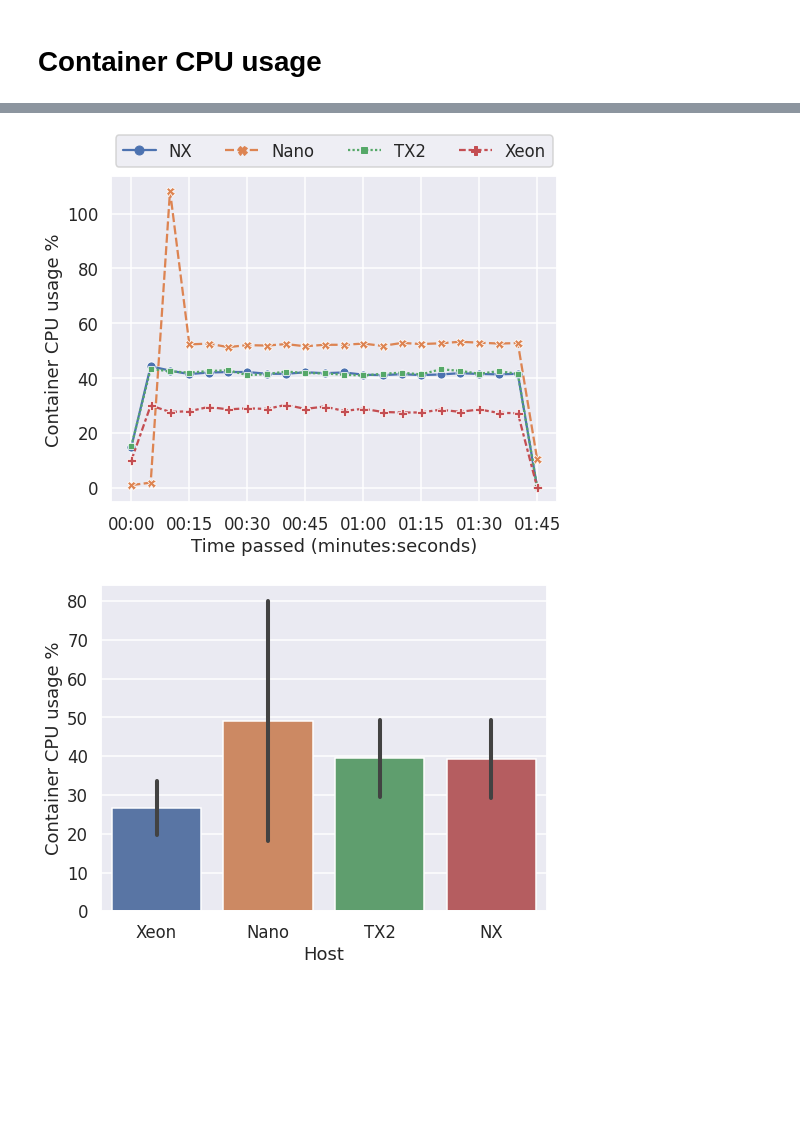
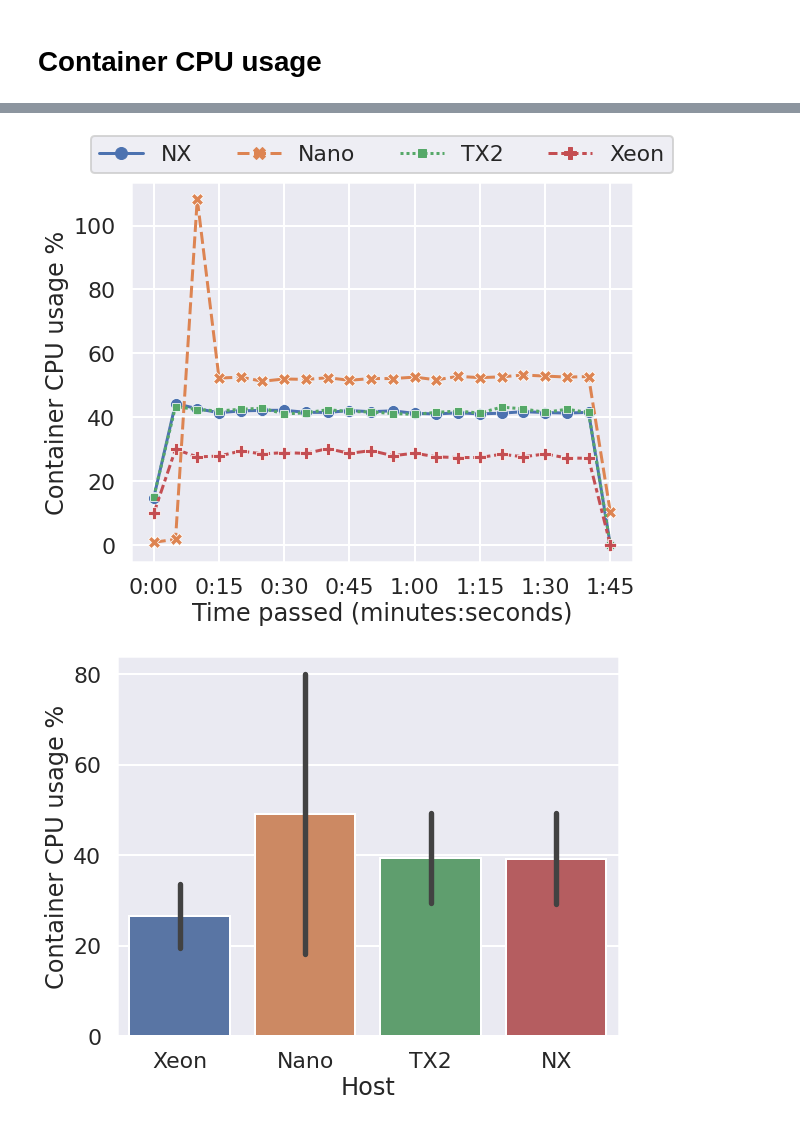
Before and after one commit to edgerun/galileo-experiments-tdis-2022, a Jupyter notebook: notebooks/Mobilenet Profiling Cross Device Analysis.ipynb, the cells around one changed output, grey strips where cells are left out. Cells and saved outputs as stored; diff of their text form; code cells hidden in the pictures; blank space fills up the shorter version.

```diff
--- a/notebooks/Mobilenet Profiling Cross Device Analysis.ipynb
+++ b/notebooks/Mobilenet Profiling Cross Device Analysis.ipynb
@@ -13,7 +13,7 @@ import json
 import matplotlib.pyplot as plt
 plt.rcParams.update({'font.size': 11})
 sns.set_theme()
-sns.set_context("talk")
+sns.set_context("poster")
 # %%
 gw = K3SGateway.from_env()
 # %%
@@ -207,27 +216,27 @@ cpu_df
 436 rows × 18 columns
 # %%
-plt.figure(figsize = (8,6))
+plt.figure(figsize = (9,7))
 
 # Show minutes and seconds
-time_format = "%M:%S"
+time_format = "%-M:%S"
 time_form = DateFormatter(time_format)
 
 data = cpu_df.groupby(['Host']).resample('5S').mean()
 g = sns.lineplot(x='ts',y='percentage',hue='Host',data=data,style='Host',dashes=True,markers=True)
 g.set_ylabel('Container CPU usage %')
 g.legend(loc='upper center', bbox_to_anchor=(0.5, 1.15),
            fancybox=True, shadow=False, ncol=len(exps))
 g.xaxis.set_major_formatter(time_form)
 g.set_xlabel('Time passed (minutes:seconds)')
 plt.savefig('figures/mobilenet-container-cpu-usage-lineplot.pdf')
 # %% [output]
-[figure, old version]
+[figure, new version]
 # %%
-plt.figure(figsize = (8,6))
+plt.figure(figsize = (9,7))
 
 g = sns.barplot(x='Host', y='percentage', data=cpu_df, ci='sd')
 g.set_ylabel('Container CPU usage %')
 
 plt.savefig('figures/mobilenet-container-cpu-usage-barplot.pdf')
 # %% [output]
-[figure, old version]
+[figure, new version]
```
Also changed, not shown: parts of 9 cells of this notebook, 2 other files.
